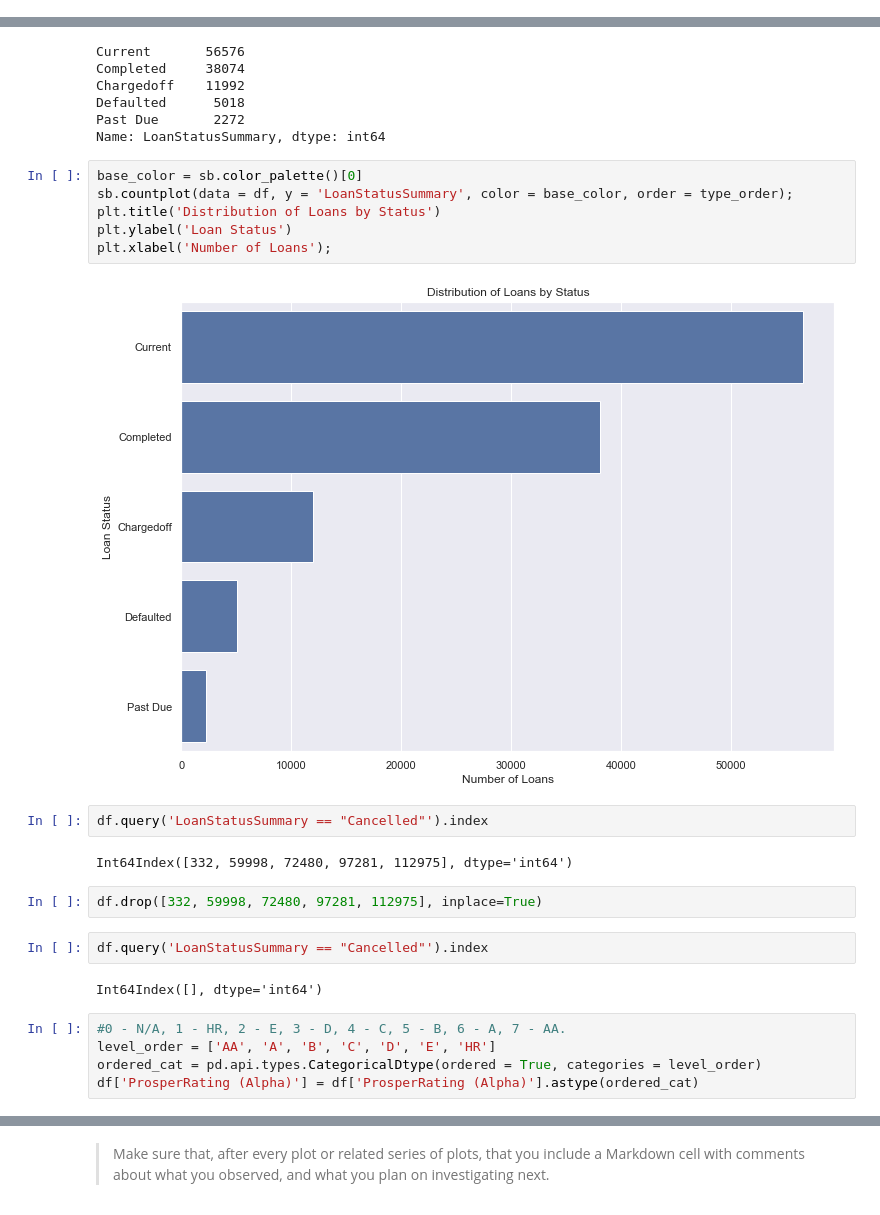
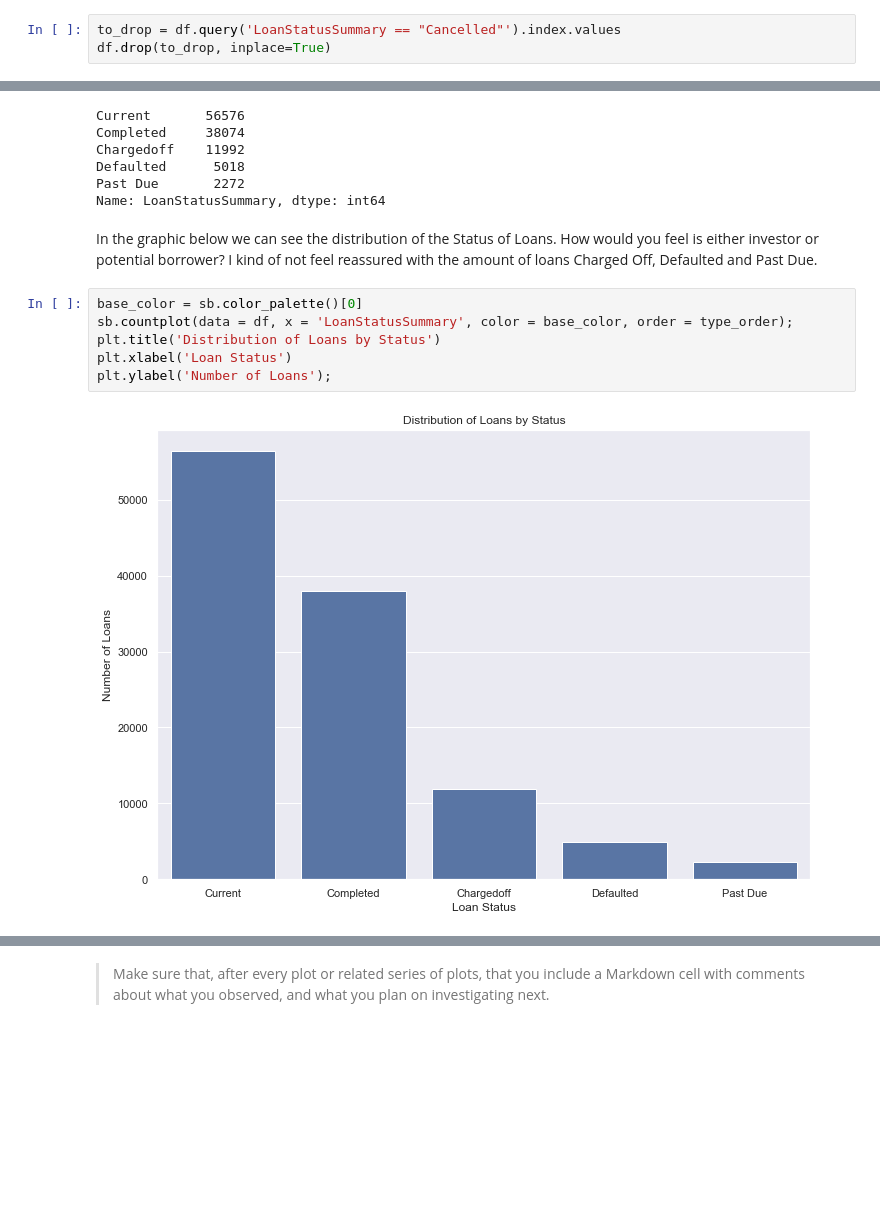
Before and after one commit to lizvqz/ProsperLoanDataAnalysis, a Jupyter notebook: exploration.ipynb, the cells around one changed output, grey strips where cells are left out. Saved outputs shown, nothing was run; the diff lists cells and outputs as text; blank space fills up the shorter version.

```diff
--- a/exploration.ipynb
+++ b/exploration.ipynb
@@ -123,0 +138,3 @@ df['LoanStatusSummary'] = df.apply(LoanStatus, axis = 1)
+# %%
+to_drop = df.query('LoanStatusSummary == "Cancelled"').index.values
+df.drop(to_drop, inplace=True)
@@ -133,26 +152,13 @@ Chargedoff    11992
 Defaulted      5018
 Past Due       2272
 Name: LoanStatusSummary, dtype: int64
+# %% [markdown]
+In the graphic below we can see the distribution of the Status of Loans. How would you feel is either investor or potential borrower? I kind of not feel reassured with the amount of loans Charged Off, Defaulted and Past Due.
 # %%
 base_color = sb.color_palette()[0]
-sb.countplot(data = df, y = 'LoanStatusSummary', color = base_color, order = type_order);
+sb.countplot(data = df, x = 'LoanStatusSummary', color = base_color, order = type_order);
 plt.title('Distribution of Loans by Status')
-plt.ylabel('Loan Status')
-plt.xlabel('Number of Loans');
+plt.xlabel('Loan Status')
+plt.ylabel('Number of Loans');
 # %% [output]
-[figure, old version]
+[figure, new version]
-# %%
-df.query('LoanStatusSummary == "Cancelled"').index
-# %% [output]
-Int64Index([332, 59998, 72480, 97281, 112975], dtype='int64')
-# %%
-df.drop([332, 59998, 72480, 97281, 112975], inplace=True)
-# %%
-df.query('LoanStatusSummary == "Cancelled"').index
-# %% [output]
-Int64Index([], dtype='int64')
-# %%
-#0 - N/A, 1 - HR, 2 - E, 3 - D, 4 - C, 5 - B, 6 - A, 7 - AA.
-level_order = ['AA', 'A', 'B', 'C', 'D', 'E', 'HR']
-ordered_cat = pd.api.types.CategoricalDtype(ordered = True, categories = level_order)
-df['ProsperRating (Alpha)'] = df['ProsperRating (Alpha)'].astype(ordered_cat)
```
Also changed, not shown: parts of 88 cells of this notebook, 5 other files.
